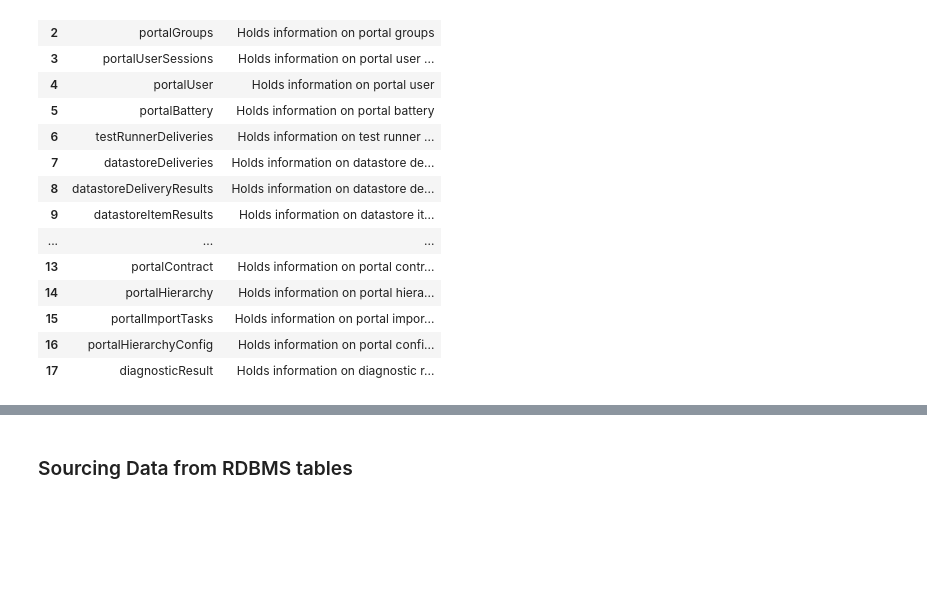
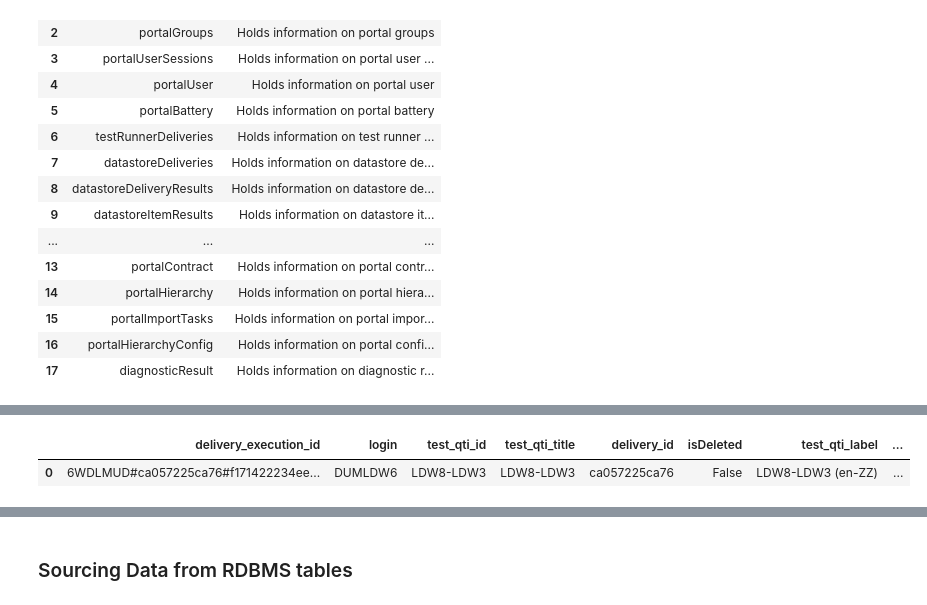
Before and after one commit to leonhead-acer/pisa2025-api-etl, a Jupyter notebook: Getting_started_with_Data_Extraction.ipynb, the cells around one changed output, grey strips where cells are left out. Drawn from its saved outputs; the diff is of its cells as text; code cells hidden in the pictures; blank space fills up the shorter version.

```diff
--- a/Getting_started_with_Data_Extraction.ipynb
+++ b/Getting_started_with_Data_Extraction.ipynb
@@ -304,0 +594,30 @@ params = (('page',1),('results',10),('deliveryId',deliveryId))
+# %%
+import jsonschema
+from jsonschema import validate
+
+def validateJsonSchema(jsonData,schema):
+    try:
+      # validate(instance=jsonData, schema=schema)
+      schema.validate(jsonData)
+      schema.validate(list(raw_data.raw_data[0].values())[0])
+    except TypeError as err:
+      return False
+    return True
+
+def json_structure(jsonData,schema):
+  try:
+    check = all({k: validateJsonSchema(v,schema) for k, v in jsonData.items()}.values())
+    # check = validateJsonSchema(jsonData)
+  except ValueError as err:
+    return False
+  return check
+
+raw_data['item_json_schema'] = raw_data.apply(
+  lambda d: json_structure(d['raw_data'],schema),
+  axis = 1
+)
+
+raw_data.head(5)
+# %% [output]
+|  | delivery_execution_id | login | test_qti_id | test_qti_title | delivery_id | isDeleted | test_qti_label | ... |
+| 0 | 6WDLMUD#ca057225ca76#f171422234ee... | DUMLDW6 | LDW8-LDW3 | LDW8-LDW3 | ca057225ca76 | False | LDW8-LDW3 (en-ZZ) | ... |
```
Also changed, not shown: parts of 35 cells of this notebook.
